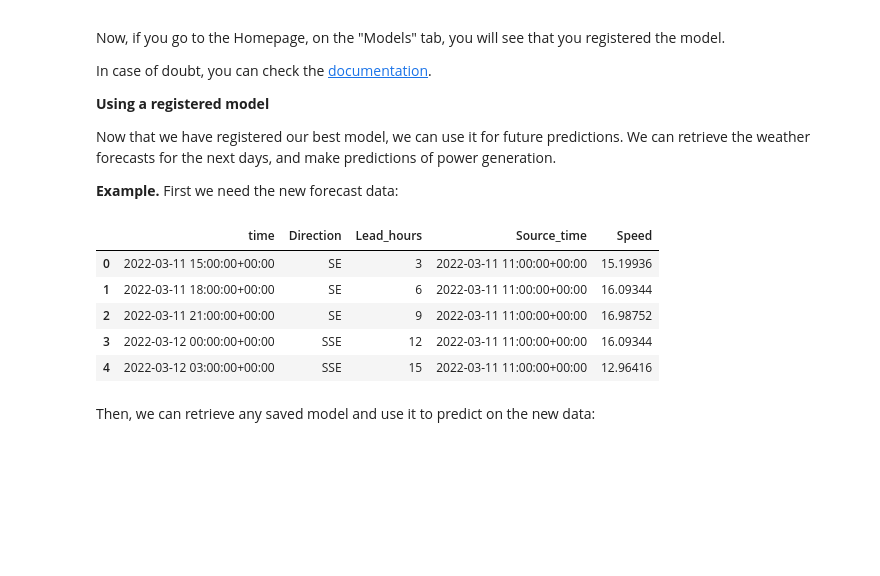
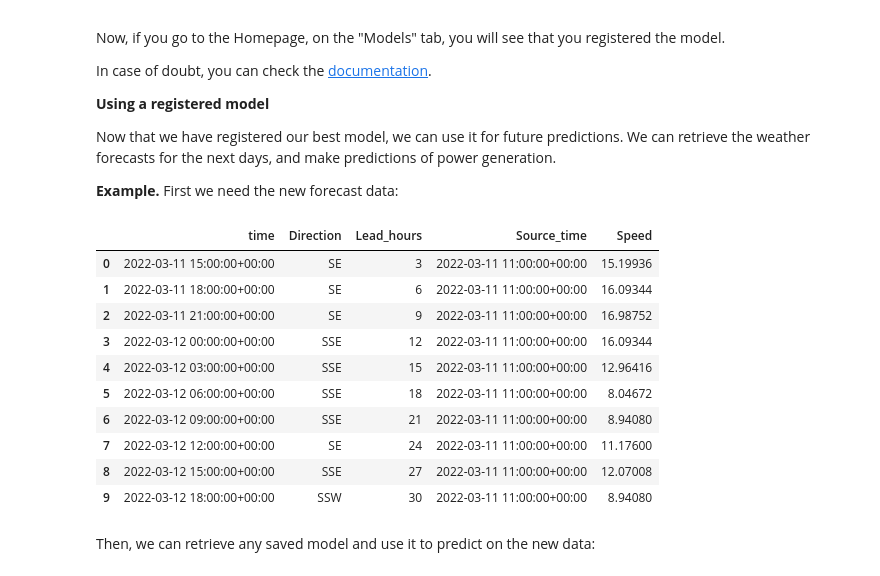
Before and after one commit to fernandoitu/Assignment1_bigdata_management, a Jupyter notebook: exploration.ipynb, the cells around one changed output. Drawn from its saved outputs; the diff is of its cells as text; code cells hidden in the pictures; blank space fills up the shorter version.

```diff
--- a/exploration.ipynb
+++ b/exploration.ipynb
@@ -682,15 +905,20 @@ First we need the new forecast data:
 # %%
 future_df = pd.read_csv("data/future.csv")
 future_df["time"] = pd.to_datetime(future_df["time"], utc=True)
 future_df["Source_time"] = pd.to_datetime(future_df["Source_time"], unit="s", utc=True)
-future_df.head()
+future_df.head(10)
 # %% [output]
 |  | time | Direction | Lead_hours | Source_time | Speed |
 | 0 | 2022-03-11 15:00:00+00:00 | SE | 3 | 2022-03-11 11:00:00+00:00 | 15.19936 |
 | 1 | 2022-03-11 18:00:00+00:00 | SE | 6 | 2022-03-11 11:00:00+00:00 | 16.09344 |
 | 2 | 2022-03-11 21:00:00+00:00 | SE | 9 | 2022-03-11 11:00:00+00:00 | 16.98752 |
 | 3 | 2022-03-12 00:00:00+00:00 | SSE | 12 | 2022-03-11 11:00:00+00:00 | 16.09344 |
 | 4 | 2022-03-12 03:00:00+00:00 | SSE | 15 | 2022-03-11 11:00:00+00:00 | 12.96416 |
+| 5 | 2022-03-12 06:00:00+00:00 | SSE | 18 | 2022-03-11 11:00:00+00:00 | 8.04672 |
+| 6 | 2022-03-12 09:00:00+00:00 | SSE | 21 | 2022-03-11 11:00:00+00:00 | 8.94080 |
+| 7 | 2022-03-12 12:00:00+00:00 | SE | 24 | 2022-03-11 11:00:00+00:00 | 11.17600 |
+| 8 | 2022-03-12 15:00:00+00:00 | SSE | 27 | 2022-03-11 11:00:00+00:00 | 12.07008 |
+| 9 | 2022-03-12 18:00:00+00:00 | SSW | 30 | 2022-03-11 11:00:00+00:00 | 8.94080 |
 # %% [markdown]
 Then, we can retrieve any saved model and use it to predict on the new data:
 # %%
```
Also changed, not shown: parts of 24 cells of this notebook, 8 other files.
